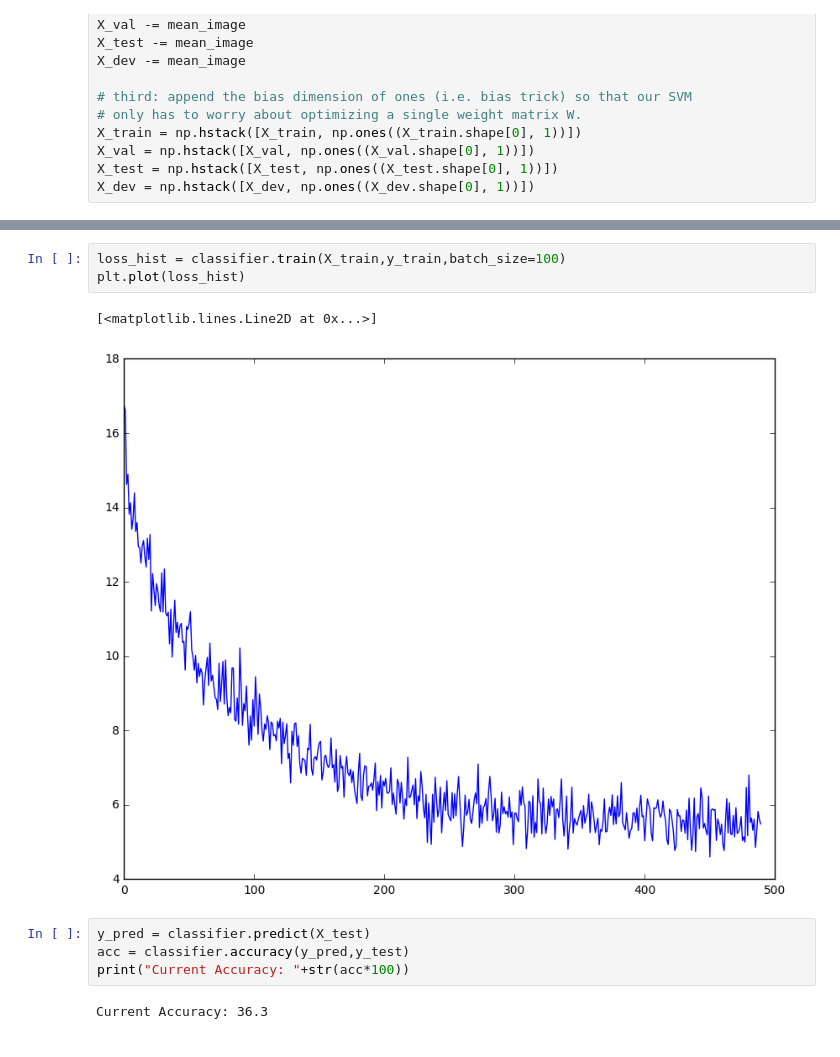
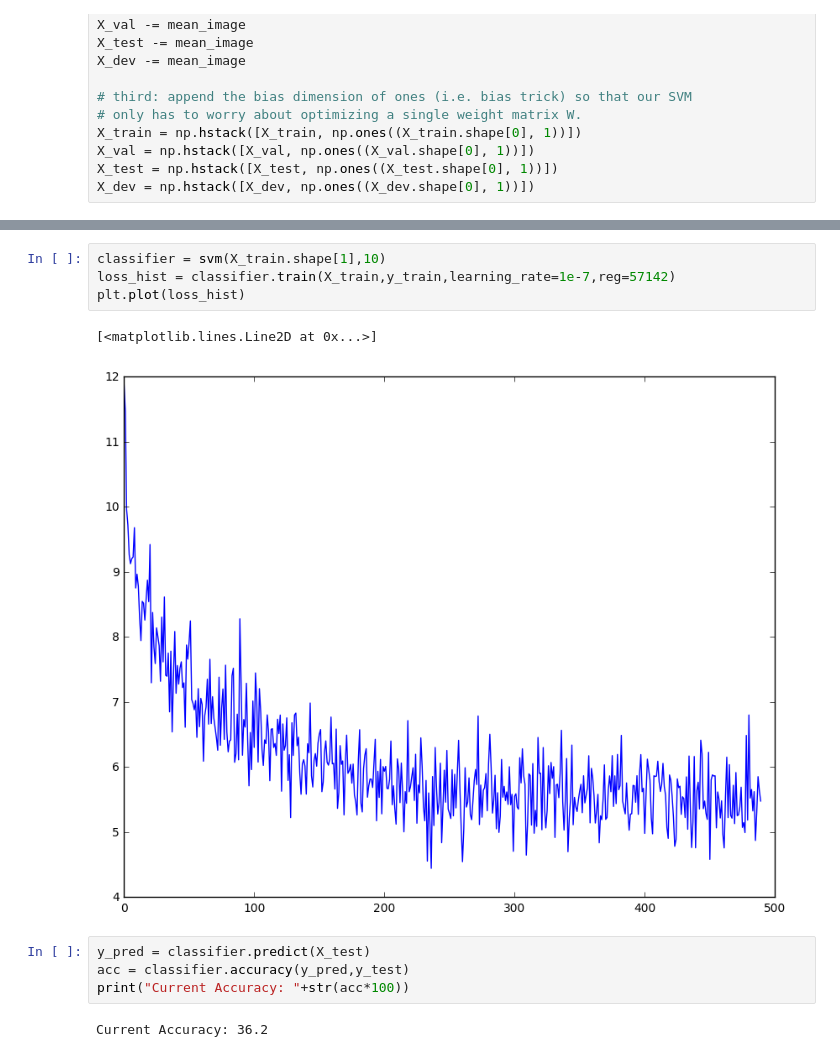
Before and after one commit to jtutmaher/cs231n, a Jupyter notebook: ps1/ps1_solutions.ipynb, the cells around one changed output, grey strips where cells are left out. Drawn from its saved outputs; the diff is of its cells as text.

```diff
--- a/ps1/ps1_solutions.ipynb
+++ b/ps1/ps1_solutions.ipynb
@@ -238,12 +240,13 @@ numerical: 29.034228 analytic: 29.034228, relative error: 1.024680e-11
 # %%
-loss_hist = classifier.train(X_train,y_train,batch_size=100)
+classifier = svm(X_train.shape[1],10)
+loss_hist = classifier.train(X_train,y_train,learning_rate=1e-7,reg=57142)
 plt.plot(loss_hist)
 # %% [output]
 [<matplotlib.lines.Line2D at 0x...>]
-[figure, old version]
+[figure, new version]
 # %%
 y_pred = classifier.predict(X_test)
 acc = classifier.accuracy(y_pred,y_test)
 print("Current Accuracy: "+str(acc*100))
 # %% [output]
-Current Accuracy: 36.3
+Current Accuracy: 36.2
```
Also changed, not shown: parts of 7 cells of this notebook, 2 other files.
